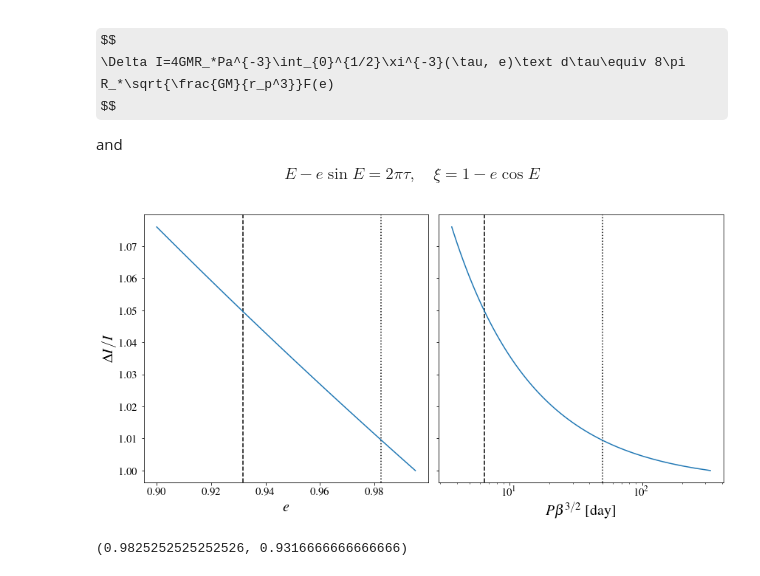
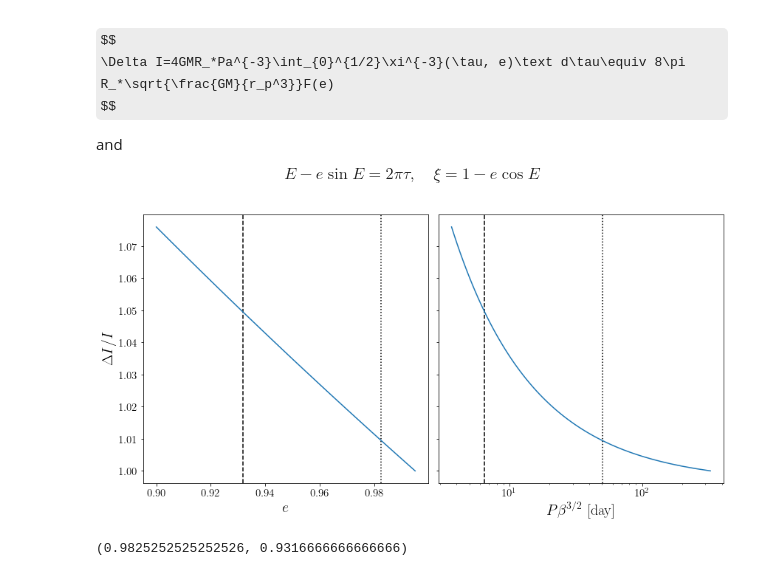
Before and after one commit to slowdivePTG/ASASSN-14ko, a Jupyter notebook: YT_Visualization/Critical Eccentricity.ipynb, the cells around one changed output. Drawn from its saved outputs; the diff is of its cells as text; code cells hidden in the pictures; some formulas as TeX source.

```diff
--- a/YT_Visualization/Critical Eccentricity.ipynb
+++ b/YT_Visualization/Critical Eccentricity.ipynb
@@ -9,9 +9,7 @@ import numpy as np
 import matplotlib.pyplot as plt
 import matplotlib as mpl
 plt.rcParams.update({
-    "text.usetex": True,
-    "font.family": "serif",
-    "font.serif": ["Times"]})
+    "text.usetex": True})
 # %%
 from astropy.convolution import Gaussian2DKernel
 from astropy.convolution import convolve
@@ -161,20 +159,20 @@ e_cri_5 = e_arr[abs(1 - res / res[-1]) <= 0.05][0]
 # %%
 f, ax = plt.subplots(1, 2, figsize=(12, 6), sharey=True)
 ax[0].errorbar(e_arr, res, yerr=err)
 ax[0].axvline(e_cri_1, color='k', linestyle=':')
 ax[0].axvline(e_cri_5, color='k', linestyle='--')
 ax[0].set_xlabel('$e$', fontsize=20)
 ax[0].set_ylabel(r'$\Delta I/I$', fontsize=20)
 ax[1].errorbar(P(e_arr), res, yerr=err)
 ax[1].axvline(P(e_cri_1), color='k', linestyle=':')
 ax[1].axvline(P(e_cri_5), color='k', linestyle='--')
-ax[1].set_xlabel(r'$P\beta^{3/2}$ [day]', fontsize=20)
+ax[1].set_xlabel(r'$P\beta^{3/2}\ \mathrm{[day]}$', fontsize=20)
 ax[1].set_xscale('log')
 for a in ax:
     a.tick_params(labelsize=15)
 f.tight_layout()
 # %% [output]
-[figure, old version]
+[figure, new version]
 # %%
 e_cri_1, e_cri_5
 # %% [output]
```
Also changed, not shown: parts of 3 cells of this notebook, 1 other file.
